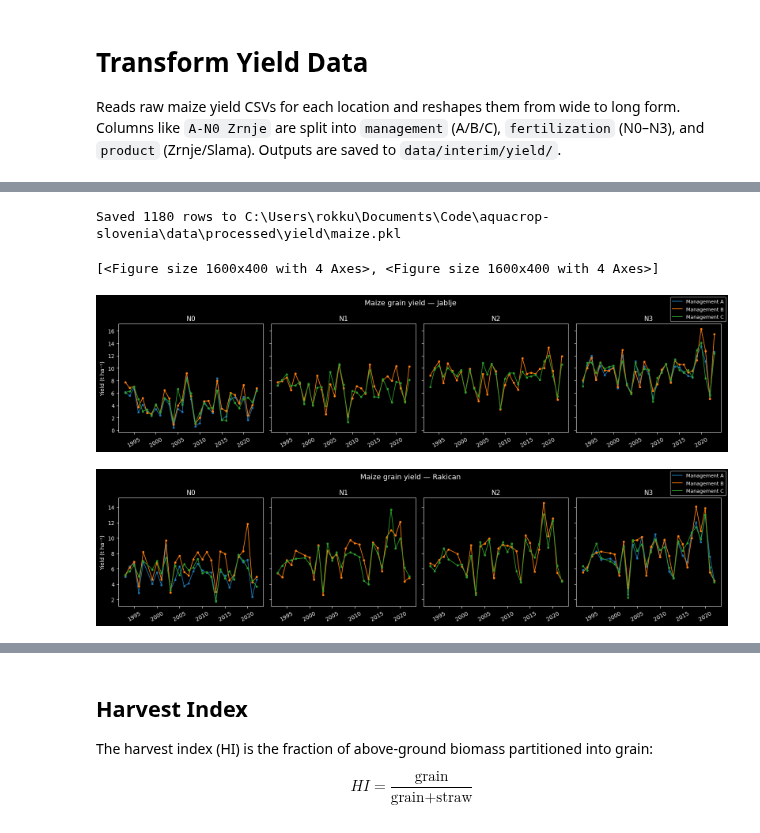
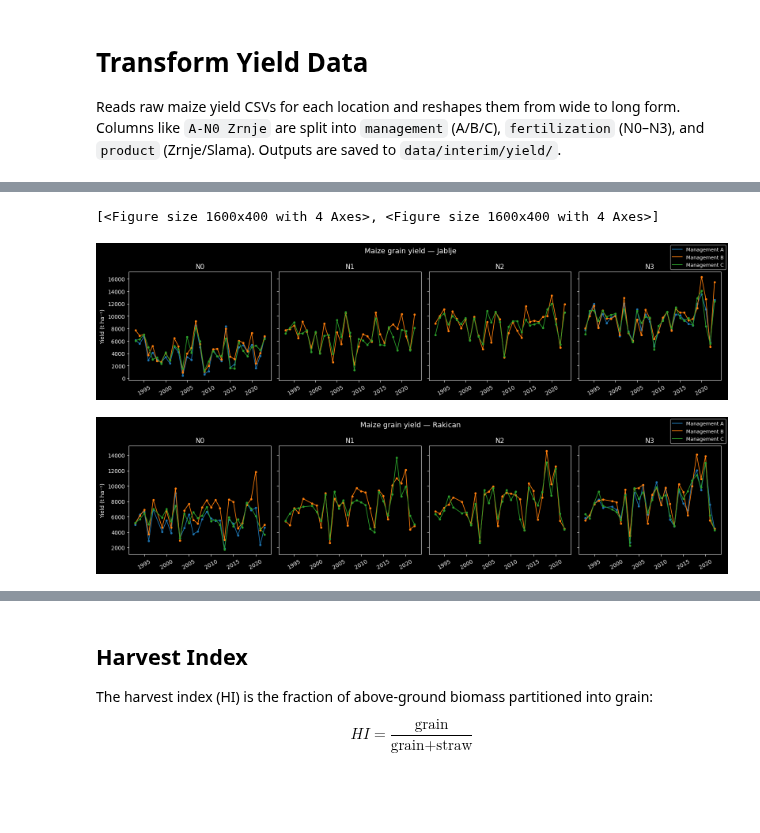
Before and after one commit to rokuk/aquacrop-slovenia, a Jupyter notebook: notebooks/Transform Yield Data.ipynb, the cells around one changed output, grey strips where cells are left out. Saved outputs shown, nothing was run; the diff lists cells and outputs as text; code cells hidden in the pictures; blank space fills up the shorter version.

```diff
--- a/notebooks/Transform Yield Data.ipynb
+++ b/notebooks/Transform Yield Data.ipynb
@@ -59,19 +94,14 @@ long
 # %%
 dfs = [pd.read_csv(p) for p in sorted(config.INTERIM_YIELD_DIR.glob("maize-*.csv"))]
 yield_df = pd.concat(dfs, ignore_index=True)
-yield_df.loc[:, "yield"] = yield_df["yield"] / 1000
 
 out_dir = config.PROCESSED_DIR / "yield"
 out_path = out_dir / "maize.pkl"
 yield_df.to_pickle(out_path)
 print(f"Saved {len(yield_df)} rows to {out_path}")
-# %% [output]
-Saved 1180 rows to C:\Users\rokku\Documents\Code\aquacrop-slovenia\data\processed\yield\maize.pkl
 # %%
-from aquacrop_slovenia.plots import plot_observed_yield
-
-plot_observed_yield(yield_df)
+plot_observed_yield(yield_df, "grain")
 # %% [output]
 [<Figure size 1600x400 with 4 Axes>, <Figure size 1600x400 with 4 Axes>]
-[figure, old version]
+[figure, new version]
-[figure, old version]
+[figure, new version]
```
Also changed, not shown: parts of 5 cells of this notebook, 22 other files.
